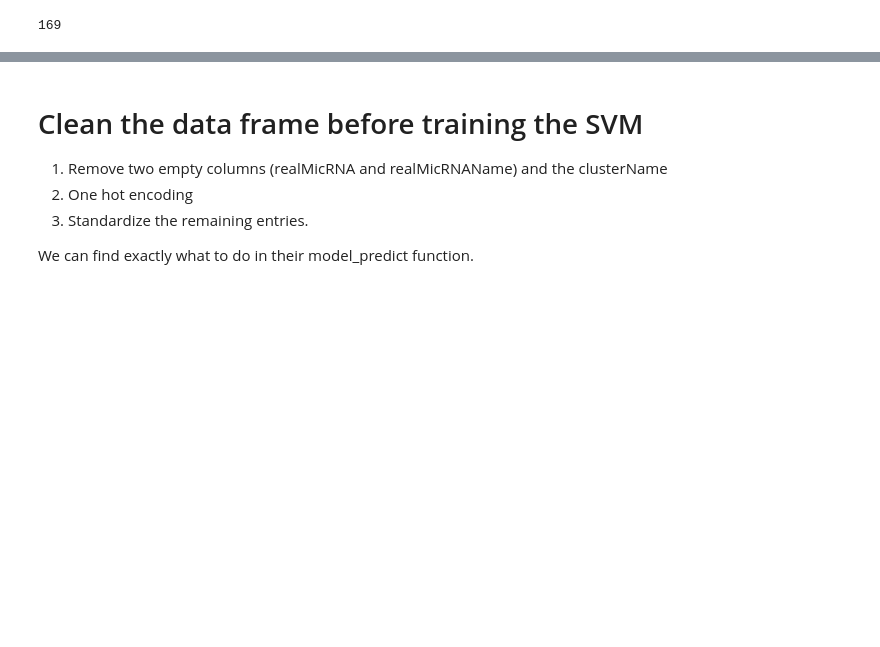
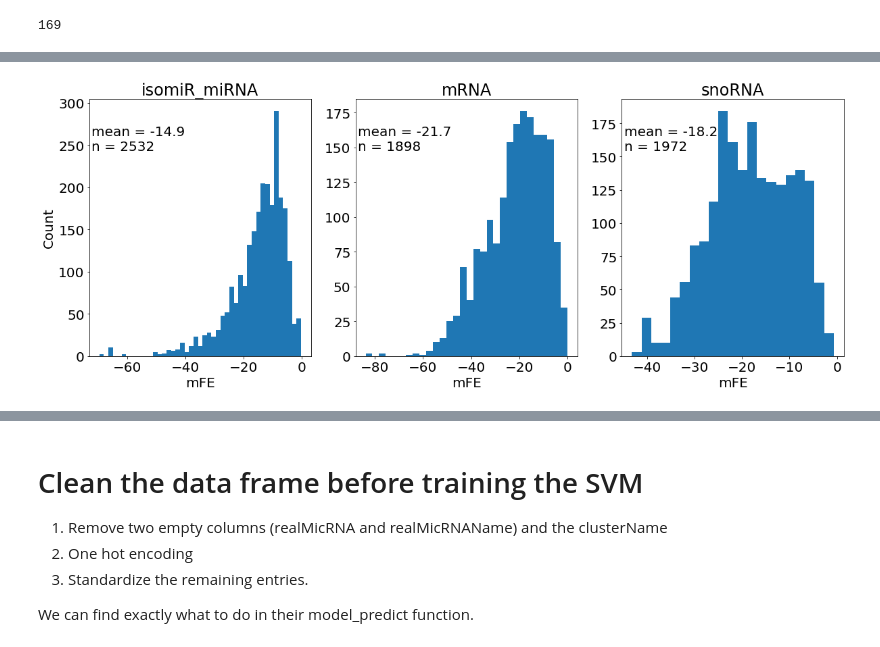
Before and after one commit to juancarlosfdc/miRge3.0-feature-extraction, a Jupyter notebook: SVM_reproduction_miRge2.0.ipynb, the cells around one changed output, grey strips where cells are left out. Saved outputs shown, nothing was run; the diff lists cells and outputs as text; code cells hidden in the pictures; blank space fills up the shorter version.

```diff
--- a/SVM_reproduction_miRge2.0.ipynb
+++ b/SVM_reproduction_miRge2.0.ipynb
@@ -43,3 +43,5 @@ def add_miRNA_yes_no(row):
 filtered_df = filter_cluster_df(final_df, seqCount_filter=True).apply(add_miRNA_yes_no, axis=1)
 # %%
 filtered_df.to_csv('filtered_feature_df.csv', index=None)
+# %%
+filtered_df = pd.read_csv('filtered_feature_df.csv')
@@ -45,0 +60,14 @@ filtered_df.to_csv('filtered_feature_df.csv', index=None)
+# %%
+plt.rcParams['font.size'] = 20
+fig, axs = plt.subplots(1, 3, figsize = (20, 7))
+for rna, ax in zip(['isomiR_miRNA', 'mRNA', 'snoRNA'], axs.flatten()):
+    ax.hist(filtered_df[filtered_df['label'] == rna]['mFE'], bins='auto')
+    ax.set_title(rna)
+    ax.set_xlabel('mFE')
+    ax.text(0.01, .8, 'mean = {mean}\nn = {n}'.format(mean=round(filtered_df[filtered_df['label'] == rna]['mFE'].mean(), 1),
+                                                     n=len(filtered_df[filtered_df['label'] == rna])),
+           transform=ax.transAxes)
+    if rna == 'isomiR_miRNA':
+        ax.set_ylabel('Count')
+# %% [output]
+[figure, added]
```
Also changed, not shown: parts of 2 cells of this notebook, 1 other file.
